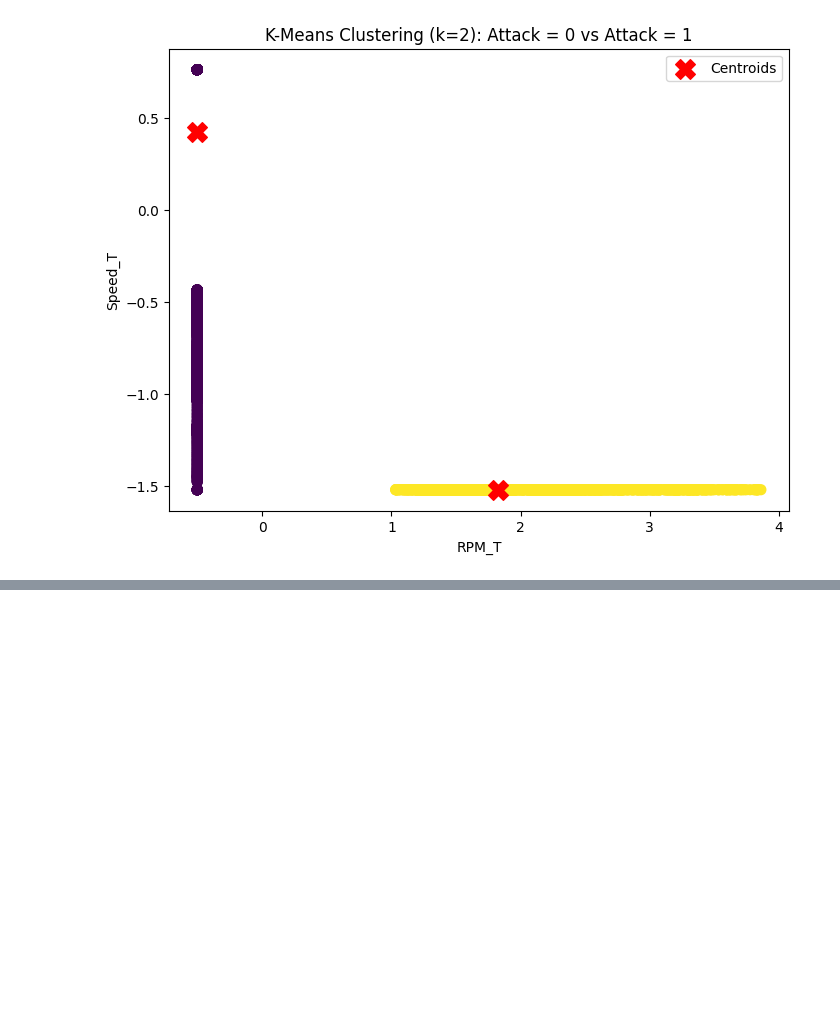
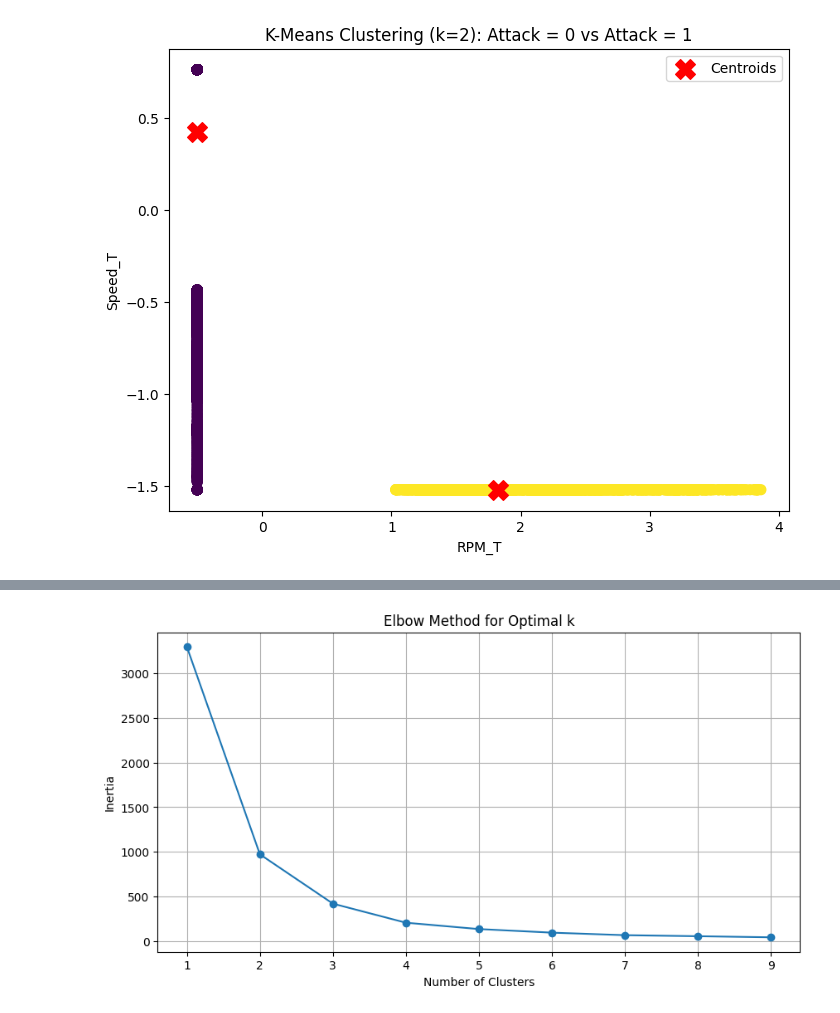
Before and after one commit to sazzeb/simulated-annealing, a Jupyter notebook: CSCE_5214_Assignment_3_Report_Eko_Samuel.ipynb, the cells around one changed output, grey strips where cells are left out. Cells and saved outputs as stored; diff of their text form; code cells hidden in the pictures; blank space fills up the shorter version.

```diff
--- a/CSCE_5214_Assignment_3_Report_Eko_Samuel.ipynb
+++ b/CSCE_5214_Assignment_3_Report_Eko_Samuel.ipynb
@@ -170,0 +193,4 @@ plot_kmeans_clusters(fff_injection_df[['RPM_T', 'Speed_T']], k=2)
+# %%
+optimise_k_means(rpm_injection_df[['RPM_T', 'Speed_T']], 10)
+# %% [output]
+[figure, added]
```
Also changed, not shown: parts of 16 cells of this notebook.
